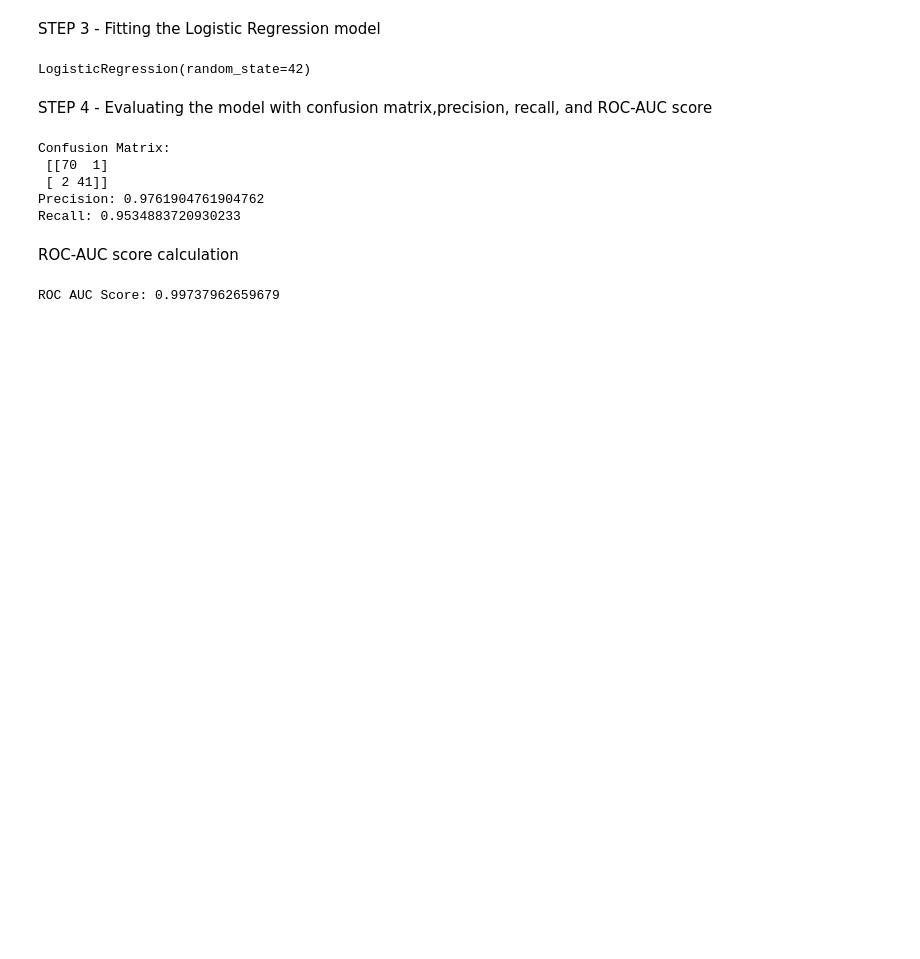
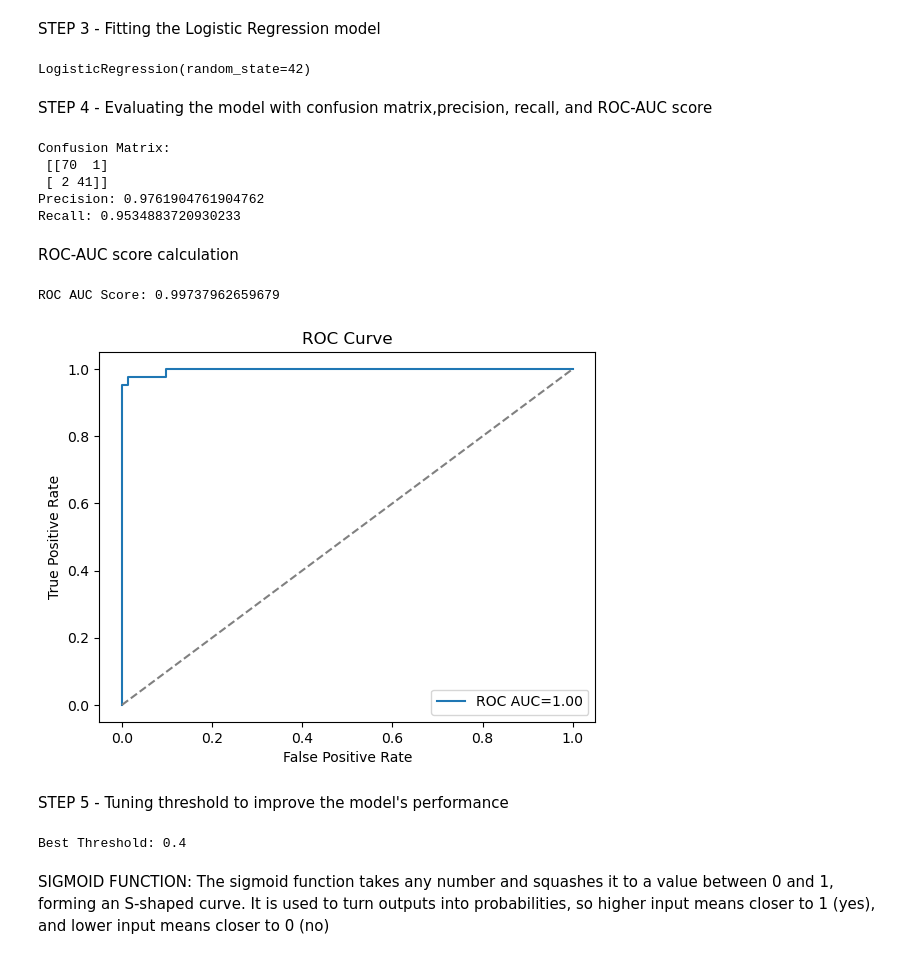
Before and after one commit to D4X-max/Task-4-Classification-with-Logistic-Regression, a Jupyter notebook: classification_logistic_regression.ipynb, the cells around one changed output. Drawn from its saved outputs; the diff is of its cells as text; code cells hidden in the pictures; blank space fills up the shorter version.

```diff
--- a/classification_logistic_regression.ipynb
+++ b/classification_logistic_regression.ipynb
@@ -106,3 +107,40 @@ roc_auc = roc_auc_score(y_test, y_proba)
 print("ROC AUC Score:", roc_auc)
 # %% [output]
 ROC AUC Score: 0.99737962659679
+# %%
+from sklearn.metrics import roc_curve, roc_auc_score
+
+# Calculate ROC curve
+fpr, tpr, roc_thresholds = roc_curve(y_test, y_proba)
+roc_auc = roc_auc_score(y_test, y_proba)
+
+# Plot
+plt.plot(fpr, tpr, label=f'ROC AUC={roc_auc:.2f}')
+plt.plot([0, 1], [0, 1], linestyle='--', color='gray')  # Diagonal line
+plt.xlabel('False Positive Rate')
+plt.ylabel('True Positive Rate')
+plt.title('ROC Curve')
+plt.legend()
+plt.show()
+# %% [output]
+[figure, added]
+# %% [markdown]
+STEP 5 - Tuning threshold to improve the model's performance
+# %%
+#choosing a threshold for classification
+threshold = np.arange(0.0, 1.1, 0.1)
+
+def to_labels(probs, threshold):
+    return np.where(probs >= threshold, 1, 0)
+
+from sklearn.metrics import f1_score
+scores = [f1_score(y_test, to_labels(y_proba, t)) for t in threshold]
+
+#selecting the threshold with the highest F1 score
+best_threshold = threshold[np.argmax(scores)]
+print("Best Threshold:", best_threshold)
+# %% [output]
+Best Threshold: 0.4
+# %% [markdown]
+SIGMOID FUNCTION:
+The sigmoid function takes any number and squashes it to a value between 0 and 1, forming an S-shaped curve. It is used to turn outputs into probabilities, so higher input means closer to 1 (yes), and lower input means closer to 0 (no)
```
Also changed, not shown: parts of 2 cells of this notebook.
